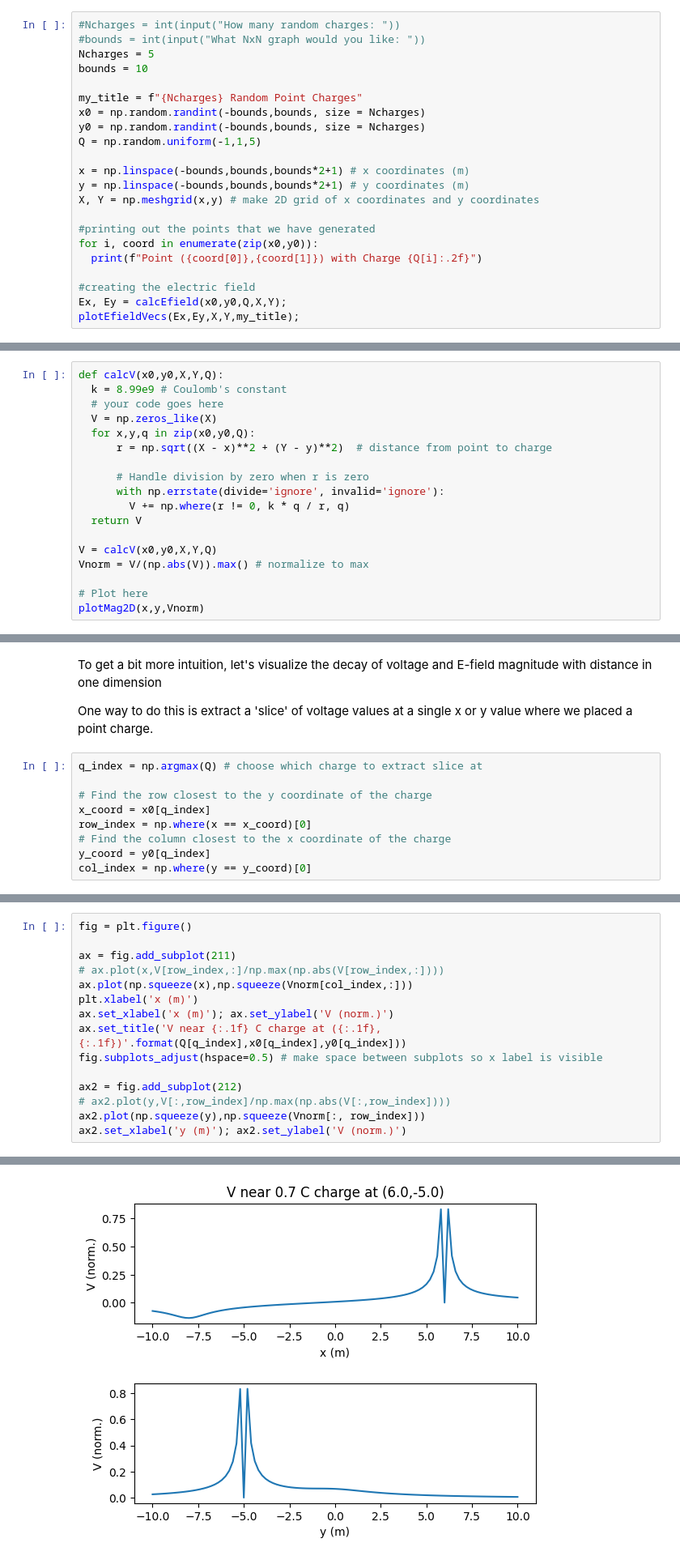
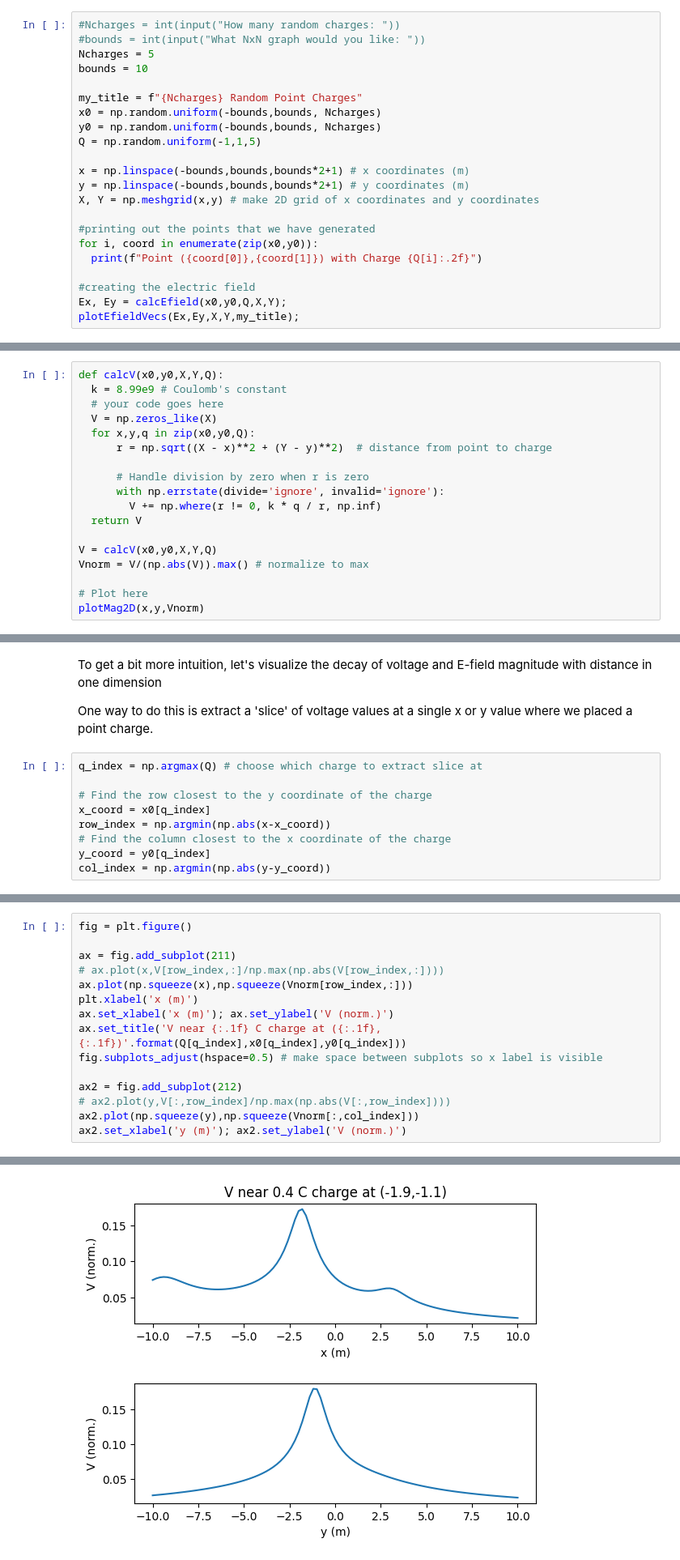
Before and after one commit to penelopetir/24SBIOL74.03PT, a Jupyter notebook: Exercise_2_Electric_Fields.ipynb, the cells around one changed output, grey strips where cells are left out. Shown at 81% size. Drawn from its saved outputs; the diff is of its cells as text.

```diff
--- a/Exercise_2_Electric_Fields.ipynb
+++ b/Exercise_2_Electric_Fields.ipynb
@@ -293,8 +293,8 @@ Ncharges = 5
 bounds = 10
 
 my_title = f"{Ncharges} Random Point Charges"
-x0 = np.random.randint(-bounds,bounds, size = Ncharges)
-y0 = np.random.randint(-bounds,bounds, size = Ncharges)
+x0 = np.random.uniform(-bounds,bounds, Ncharges)
+y0 = np.random.uniform(-bounds,bounds, Ncharges)
 Q = np.random.uniform(-1,1,5)
 
 x = np.linspace(-bounds,bounds,bounds*2+1) # x coordinates (m)
@@ -378,7 +377,7 @@ def calcV(x0,y0,X,Y,Q):
 
       # Handle division by zero when r is zero
       with np.errstate(divide='ignore', invalid='ignore'):
-        V += np.where(r != 0, k * q / r, q)
+        V += np.where(r != 0, k * q / r, np.inf)
   return V
 
 V = calcV(x0,y0,X,Y,Q)
@@ -397,7 +396,7 @@ q_index = np.argmax(Q) # choose which charge to extract slice at
 
 # Find the row closest to the y coordinate of the charge
 x_coord = x0[q_index]
-row_index = np.where(x == x_coord)[0]
+row_index = np.argmin(np.abs(x-x_coord))
 # Find the column closest to the x coordinate of the charge
 y_coord = y0[q_index]
-col_index = np.where(y == y_coord)[0]
+col_index = np.argmin(np.abs(y-y_coord))
@@ -414,21 +403,21 @@ print(y[row_index])
 # %%
 fig = plt.figure()
 
 ax = fig.add_subplot(211)
 # ax.plot(x,V[row_index,:]/np.max(np.abs(V[row_index,:])))
-ax.plot(np.squeeze(x),np.squeeze(Vnorm[col_index,:]))
+ax.plot(np.squeeze(x),np.squeeze(Vnorm[row_index,:]))
 plt.xlabel('x (m)')
 ax.set_xlabel('x (m)'); ax.set_ylabel('V (norm.)')
 ax.set_title('V near {:.1f} C charge at ({:.1f},{:.1f})'.format(Q[q_index],x0[q_index],y0[q_index]))
 fig.subplots_adjust(hspace=0.5) # make space between subplots so x label is visible
 
 ax2 = fig.add_subplot(212)
 # ax2.plot(y,V[:,row_index]/np.max(np.abs(V[:,row_index])))
-ax2.plot(np.squeeze(y),np.squeeze(Vnorm[:, row_index]))
+ax2.plot(np.squeeze(y),np.squeeze(Vnorm[:,col_index]))
 ax2.set_xlabel('y (m)'); ax2.set_ylabel('V (norm.)')
 # %% [output]
 Text(0, 0.5, 'V (norm.)')
-[figure, old version]
+[figure, new version]
 # %% [markdown]
 <font color='cyan'> Do these plots look as you'd expect given the location of the point charges?
 
```
Also changed, not shown: parts of 7 cells of this notebook.
